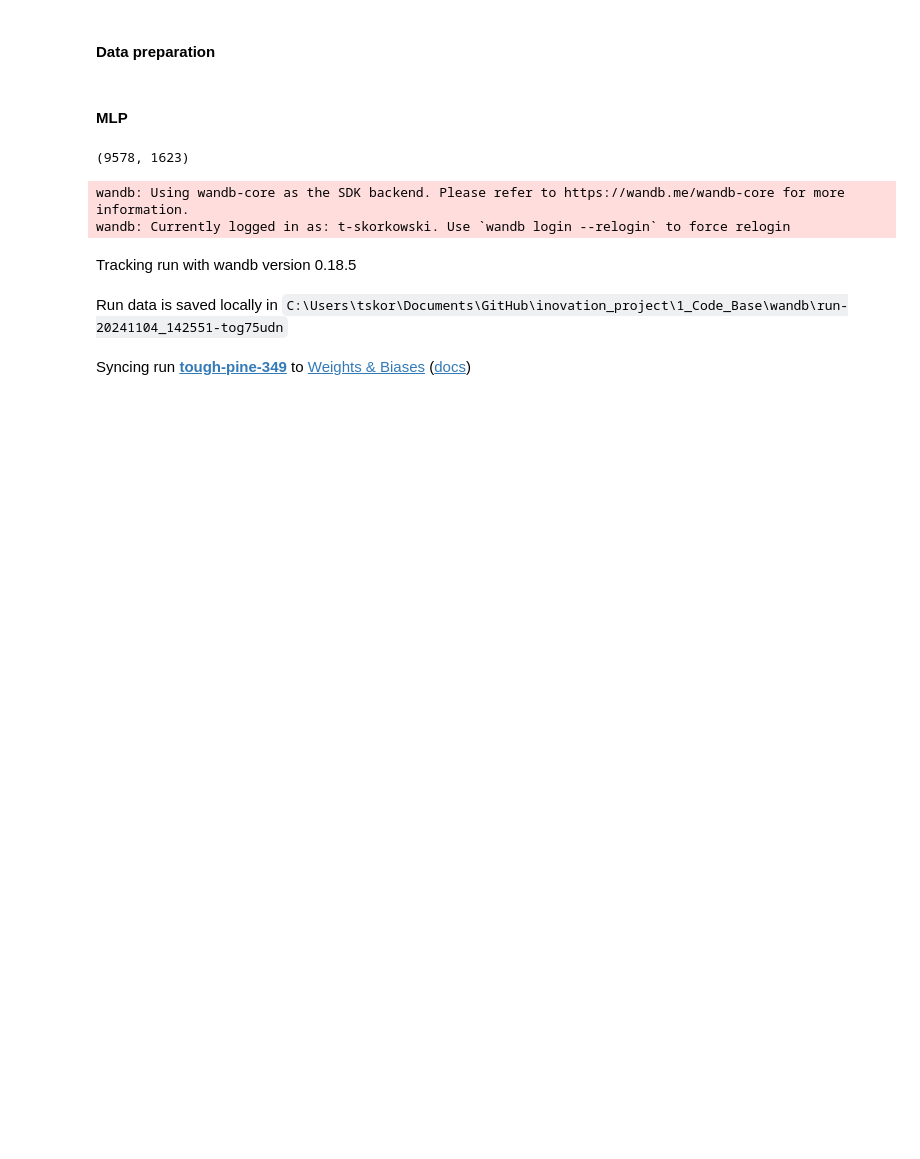
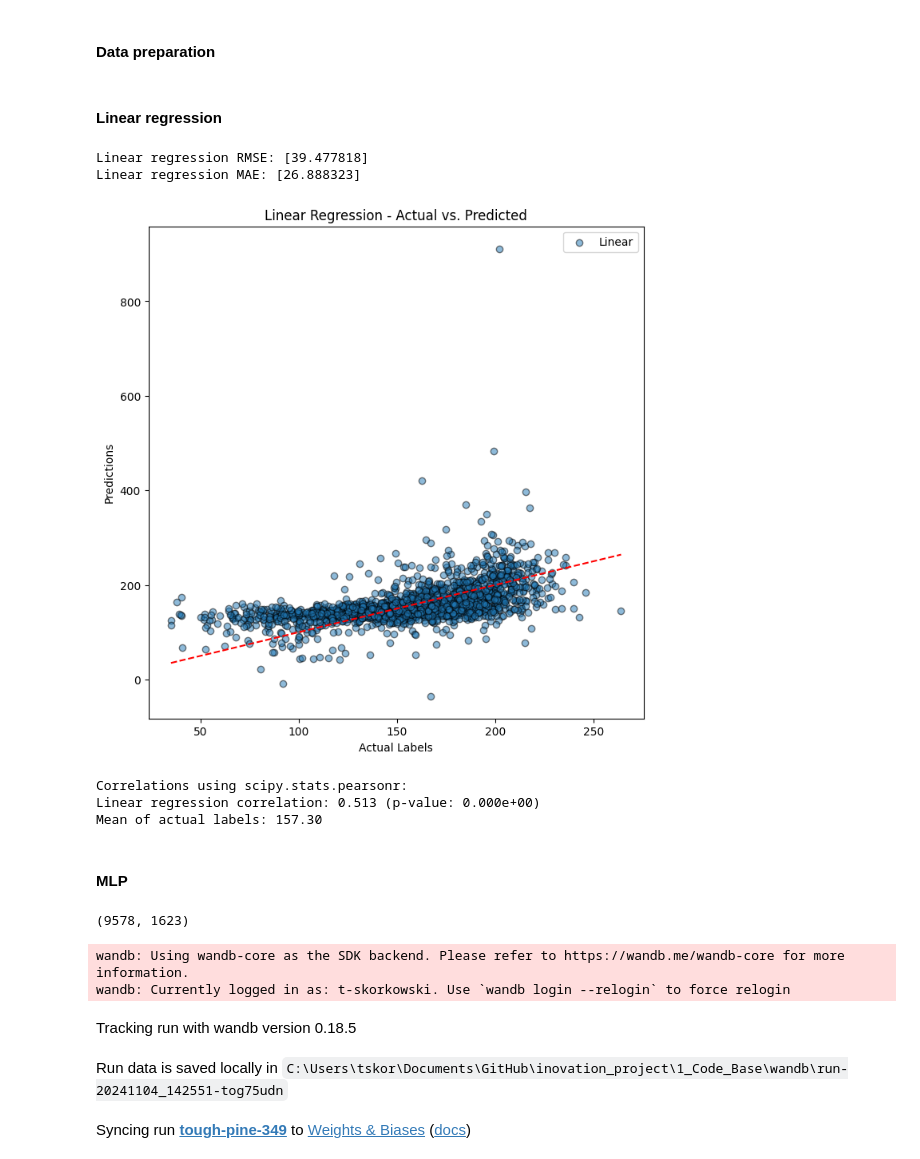
Before and after one commit to tskorkowski/crop_yield_prediction_CAS, a Jupyter notebook: 1_Code_Base/notebooks/training.ipynb, the cells around one changed output. Saved outputs shown, nothing was run; the diff lists cells and outputs as text; code cells hidden in the pictures; blank space fills up the shorter version.

Commit message:
linear-regression-report-udpate

```diff
--- a/1_Code_Base/notebooks/training.ipynb
+++ b/1_Code_Base/notebooks/training.ipynb
@@ -32,6 +34,50 @@ config_data = {
 
 dataset_path = rf"{PROJECT_ROOT}\2_Data\dataset_nan_map_True_norm_True_{config_data['num_buckets']}_buckets_{config_data['num_bands']}_bands_60_dataset_fips.npy"
 labels_path = rf"{PROJECT_ROOT}\2_Data\dataset_nan_map_True_norm_True_{config_data['num_buckets']}_buckets_{config_data['num_bands']}_bands_60_labels.npy"
+# %% [markdown]
+#### Linear regression
+# %%
+# Same dataset preparation as for MLP
+mlp_dataset, labels = mlp_data_preparation(dataset_path, labels_path)
+x_train, x_test, y_train, y_test = train_test_split(mlp_dataset, labels, test_size=0.2, random_state=42)
+
+lr = Ridge(alpha=1.0)
+lr.fit(x_train, y_train)
+
+#Evaluaation
+lr_predictions = lr.predict(x_test)
+lr_mse = sum((lr_predictions - y_test)**2) / len(y_test)
+lr_mae = sum(abs(lr_predictions - y_test)) / len(y_test)
+
+print(f"Linear regression RMSE: {np.sqrt(lr_mse)}")
+print(f"Linear regression MAE: {lr_mae}")
+# %% [output]
+Linear regression RMSE: [39.477818]
+Linear regression MAE: [26.888323]
+# %%
+actual_labels = y_test
+
+# Plot actual vs. predicted
+plt.figure(figsize=(8, 8))
+plt.scatter(actual_labels, lr_predictions, alpha=0.5, edgecolors='k', label="Linear")
+plt.xlabel('Actual Labels')
+plt.ylabel('Predictions')
+plt.title('Linear Regression - Actual vs. Predicted')
+plt.plot([min(actual_labels), max(actual_labels)], [min(actual_labels), max(actual_labels)], 'r--')  # Line y=x for reference
+plt.legend()
+plt.show()
+
+lr_corr, lr_p = stats.pearsonr(actual_labels.flatten(), lr_predictions.flatten())
+print("\nCorrelations using scipy.stats.pearsonr:")
+
+print(f"Ridge regression correlation: {lr_corr:.3f} (p-value: {lr_p:.3e})")
+
+print(f"Mean of actual labels: {np.mean(actual_labels):.2f}")
+# %% [output]
+[figure, added]
+Correlations using scipy.stats.pearsonr:
+Linear regression correlation: 0.513 (p-value: 0.000e+00)
+Mean of actual labels: 157.30
 # %% [markdown]
 #### MLP
 # %%
```
Also changed, not shown: parts of 2 cells of this notebook, 1 other file.
